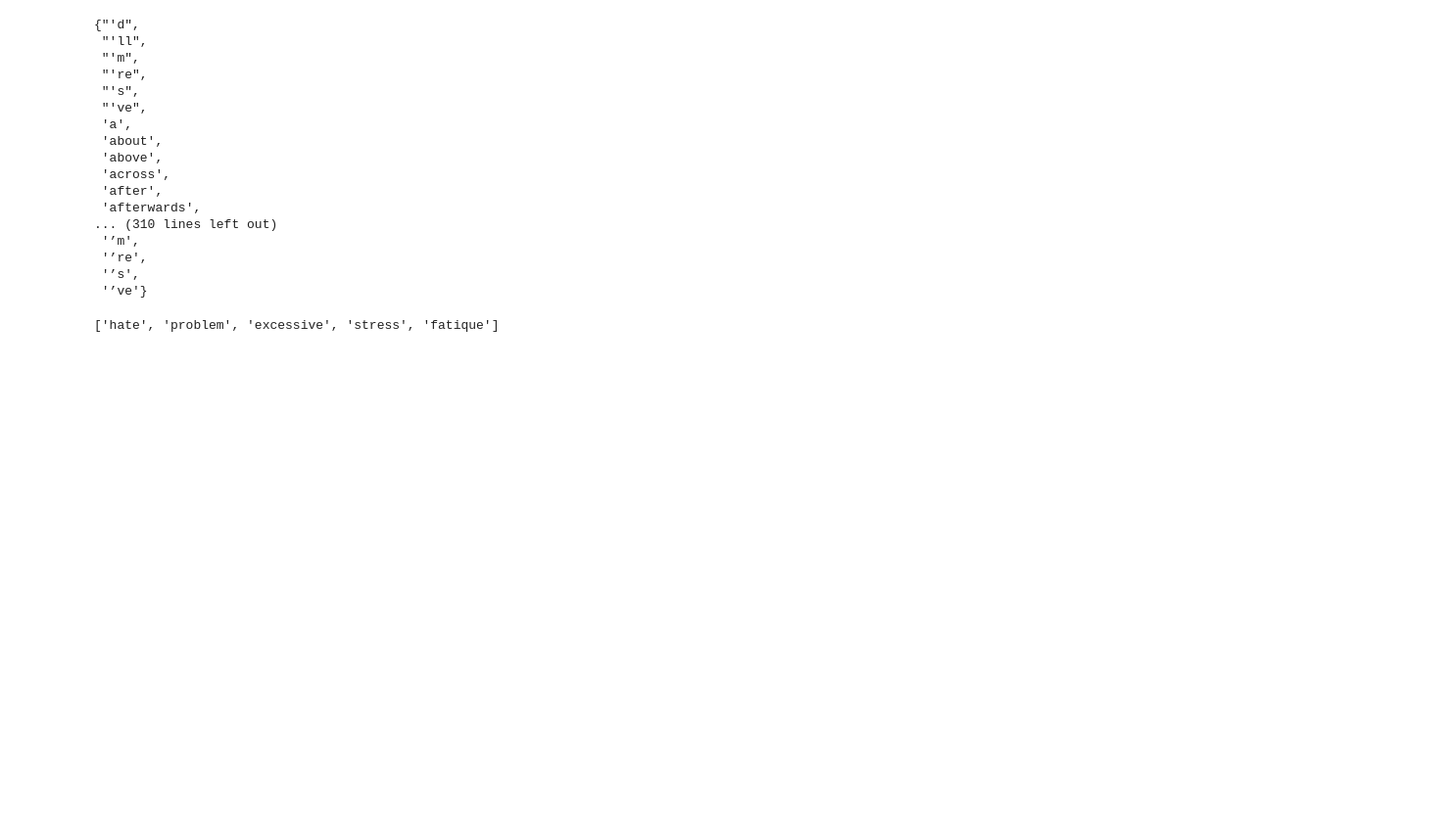
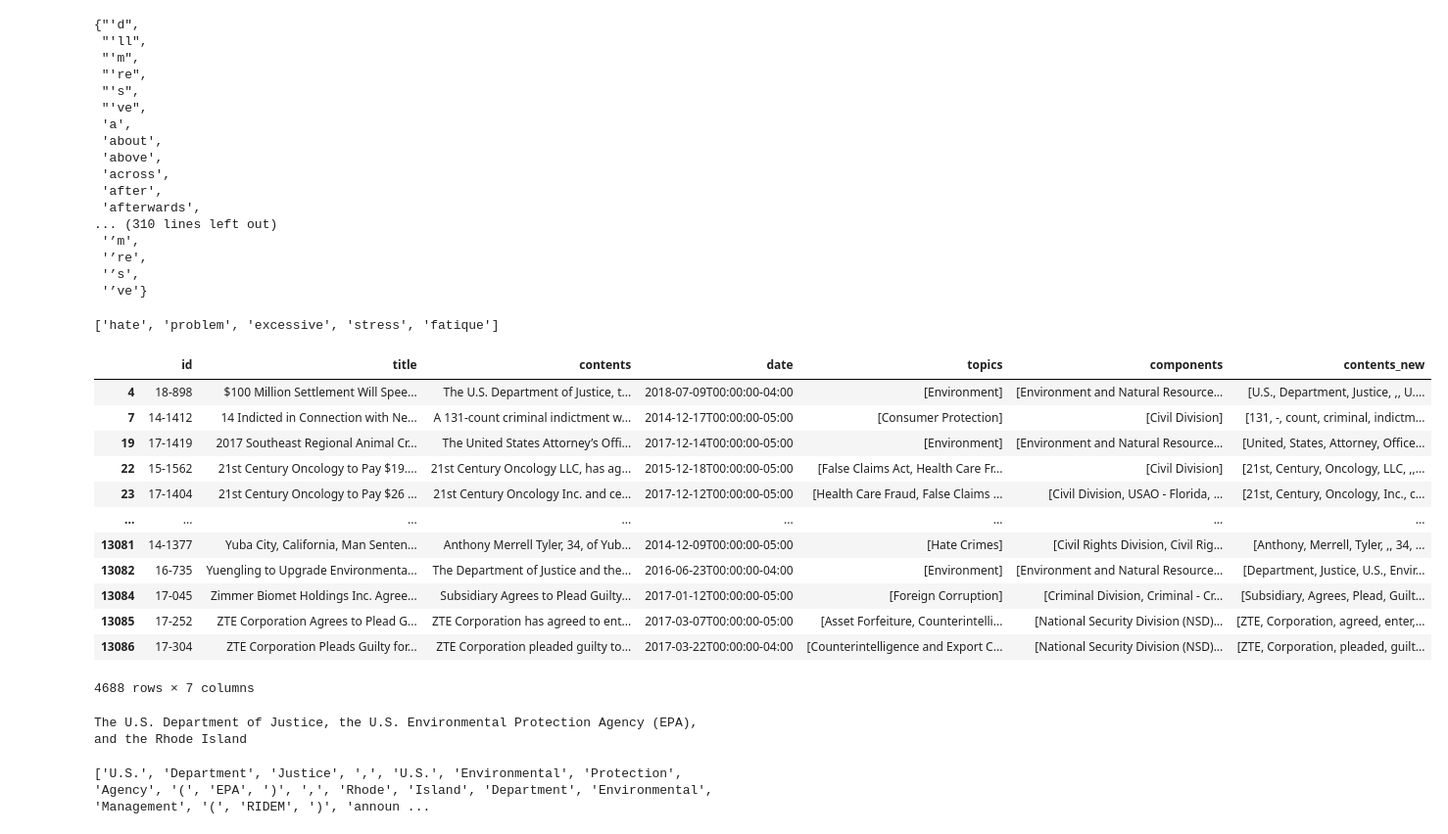
Before and after one commit to Sirhabeeb1/python, a Jupyter notebook: NLP/Stop_word.ipynb, the cells around one changed output. Shown at 98% size. Drawn from its saved outputs; the diff is of its cells as text; code cells hidden in the pictures; blank space fills up the shorter version.

```diff
--- a/NLP/Stop_word.ipynb
+++ b/NLP/Stop_word.ipynb
@@ -101,3 +101,28 @@ preprocess("i hate to much problem with excessive stress and fatique")
 ['hate', 'problem', 'excessive', 'stress', 'fatique']
 # %%
 df["contents_new"] = df["contents"].apply(preprocess)
+# %%
+df
+# %% [output]
+|  | id | title | contents | date | topics | components | contents_new |
+| 4 | 18-898 | $100 Million Settlement Will Spee... | The U.S. Department of Justice, t... | 2018-07-09T00:00:00-04:00 | [Environment] | [Environment and Natural Resource... | [U.S., Department, Justice, ,, U.... |
+| 7 | 14-1412 | 14 Indicted in Connection with Ne... | A 131-count criminal indictment w... | 2014-12-17T00:00:00-05:00 | [Consumer Protection] | [Civil Division] | [131, -, count, criminal, indictm... |
+| 19 | 17-1419 | 2017 Southeast Regional Animal Cr... | The United States Attorney’s Offi... | 2017-12-14T00:00:00-05:00 | [Environment] | [Environment and Natural Resource... | [United, States, Attorney, Office... |
+| 22 | 15-1562 | 21st Century Oncology to Pay $19.... | 21st Century Oncology LLC, has ag... | 2015-12-18T00:00:00-05:00 | [False Claims Act, Health Care Fr... | [Civil Division] | [21st, Century, Oncology, LLC, ,,... |
+| 23 | 17-1404 | 21st Century Oncology to Pay $26 ... | 21st Century Oncology Inc. and ce... | 2017-12-12T00:00:00-05:00 | [Health Care Fraud, False Claims ... | [Civil Division, USAO - Florida, ... | [21st, Century, Oncology, Inc., c... |
+| ... | ... | ... | ... | ... | ... | ... | ... |
+| 13081 | 14-1377 | Yuba City, California, Man Senten... | Anthony Merrell Tyler, 34, of Yub... | 2014-12-09T00:00:00-05:00 | [Hate Crimes] | [Civil Rights Division, Civil Rig... | [Anthony, Merrell, Tyler, ,, 34, ... |
+| 13082 | 16-735 | Yuengling to Upgrade Environmenta... | The Department of Justice and the... | 2016-06-23T00:00:00-04:00 | [Environment] | [Environment and Natural Resource... | [Department, Justice, U.S., Envir... |
+| 13084 | 17-045 | Zimmer Biomet Holdings Inc. Agree... | Subsidiary Agrees to Plead Guilty... | 2017-01-12T00:00:00-05:00 | [Foreign Corruption] | [Criminal Division, Criminal - Cr... | [Subsidiary, Agrees, Plead, Guilt... |
+| 13085 | 17-252 | ZTE Corporation Agrees to Plead G... | ZTE Corporation has agreed to ent... | 2017-03-07T00:00:00-05:00 | [Asset Forfeiture, Counterintelli... | [National Security Division (NSD)... | [ZTE, Corporation, agreed, enter,... |
+| 13086 | 17-304 | ZTE Corporation Pleads Guilty for... | ZTE Corporation pleaded guilty to... | 2017-03-22T00:00:00-04:00 | [Counterintelligence and Export C... | [National Security Division (NSD)... | [ZTE, Corporation, pleaded, guilt... |
+4688 rows × 7 columns
+# %%
+#looking fro difference between contents and contents_new
+print(df.contents[4][:100])
+# %% [output]
+The U.S. Department of Justice, the U.S. Environmental Protection Agency (EPA), and the Rhode Island
+# %%
+print(df.contents_new[4][:100])
+# %% [output]
+['U.S.', 'Department', 'Justice', ',', 'U.S.', 'Environmental', 'Protection', 'Agency', '(', 'EPA', ')', ',', 'Rhode', 'Island', 'Department', 'Environmental', 'Management', '(', 'RIDEM', ')', 'announ ...
```
